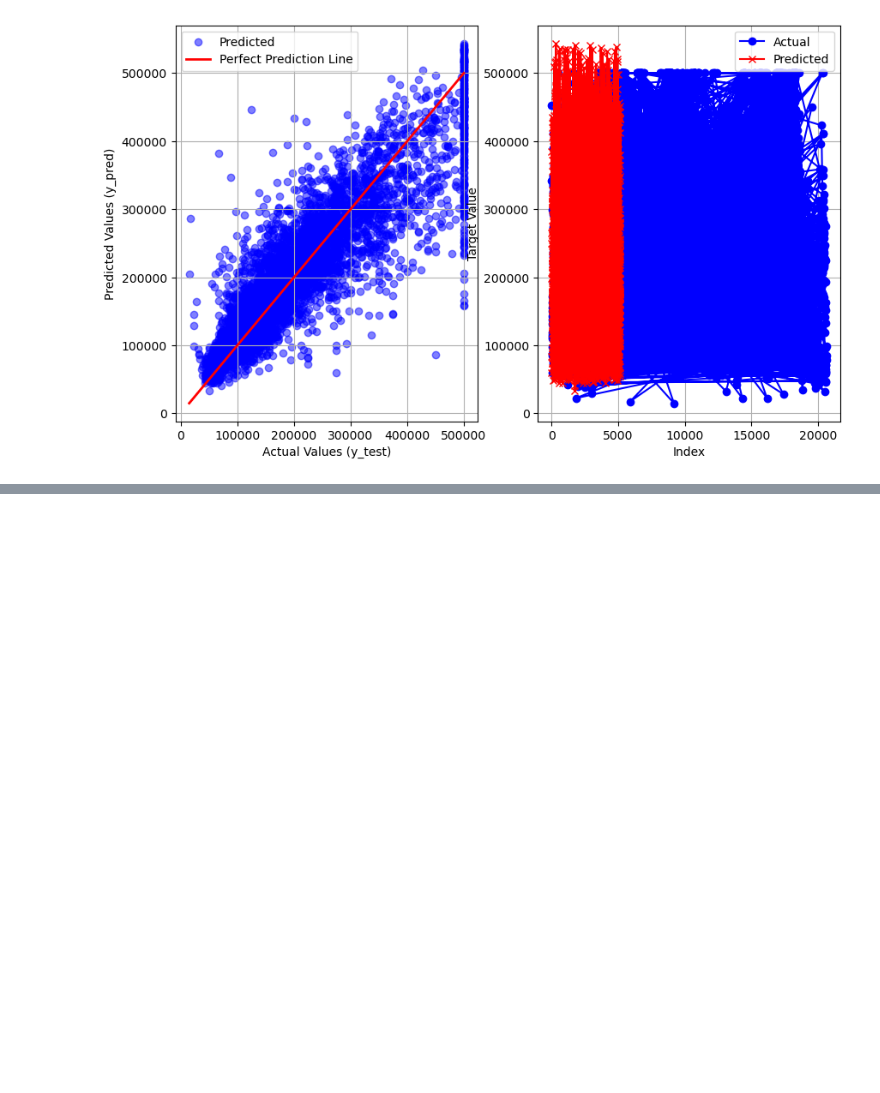
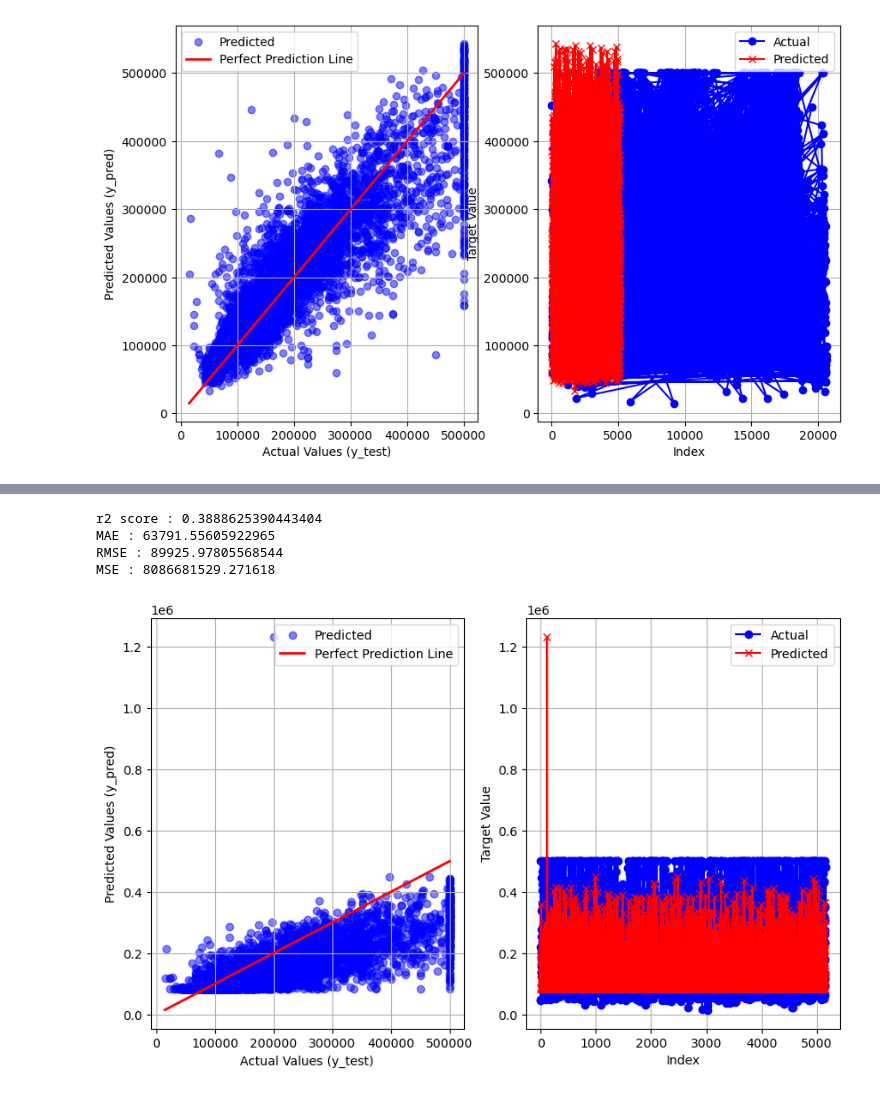
Before and after one commit to utsav87589/California-Housing, a Jupyter notebook: Supervised ML/models.ipynb, the cells around one changed output, grey strips where cells are left out. Cells and saved outputs as stored; diff of their text form; code cells hidden in the pictures; blank space fills up the shorter version.

```diff
--- a/Supervised ML/models.ipynb
+++ b/Supervised ML/models.ipynb
@@ -210,0 +223,9 @@ MSE : 3028907012.926595
+# %%
+model.add(Dense(128, activation = 'relu', kernel_initializer = 'he_uniform', input_dim = X_train_distance.shape[1]))
+model.add(Dropout(0.30))
+model.add(Dense(256, activation = 'relu', kernel_initializer = 'he_normal'))
+model.add(Dropout(0.30))
+model.add(Dense(256, activation = 'relu', kernel_initializer = 'he_normal'))
+model.add(Dense(64, activation = 'relu'))
+model.add(Dense(1))
+model.compile(optimizer = 'adam', loss = 'MAE', metrics = ['mae'])
@@ -210,0 +256,2 @@ MSE : 3028907012.926595
+# %%
+model.fit(X_train_distance, y_train_distance, batch_size = 128, epochs = 20, validation_split = 0.10)
@@ -210,0 +277,2 @@ MSE : 3028907012.926595
+# %%
+y_pred_ann = model.predict(X_test_distance)
@@ -210,0 +281,14 @@ MSE : 3028907012.926595
+# %%
+y_pred_ann = scaler.inverse_transform(np.array(y_pred_ann).reshape(-1, 1))
+y_test_distance = scaler.inverse_transform(np.array(y_test_distance).reshape(-1, 1))
+# %%
+metrices(y_test_distance, y_pred_ann)
+# %% [output]
+r2 score : 0.3888625390443404
+MAE : 63791.55605922965
+RMSE : 89925.97805568544
+MSE : 8086681529.271618
+# %%
+plot(y_test_distance, y_pred_ann)
+# %% [output]
+[figure, added]
```
Also changed, not shown: parts of 11 cells of this notebook, 4 other files.
